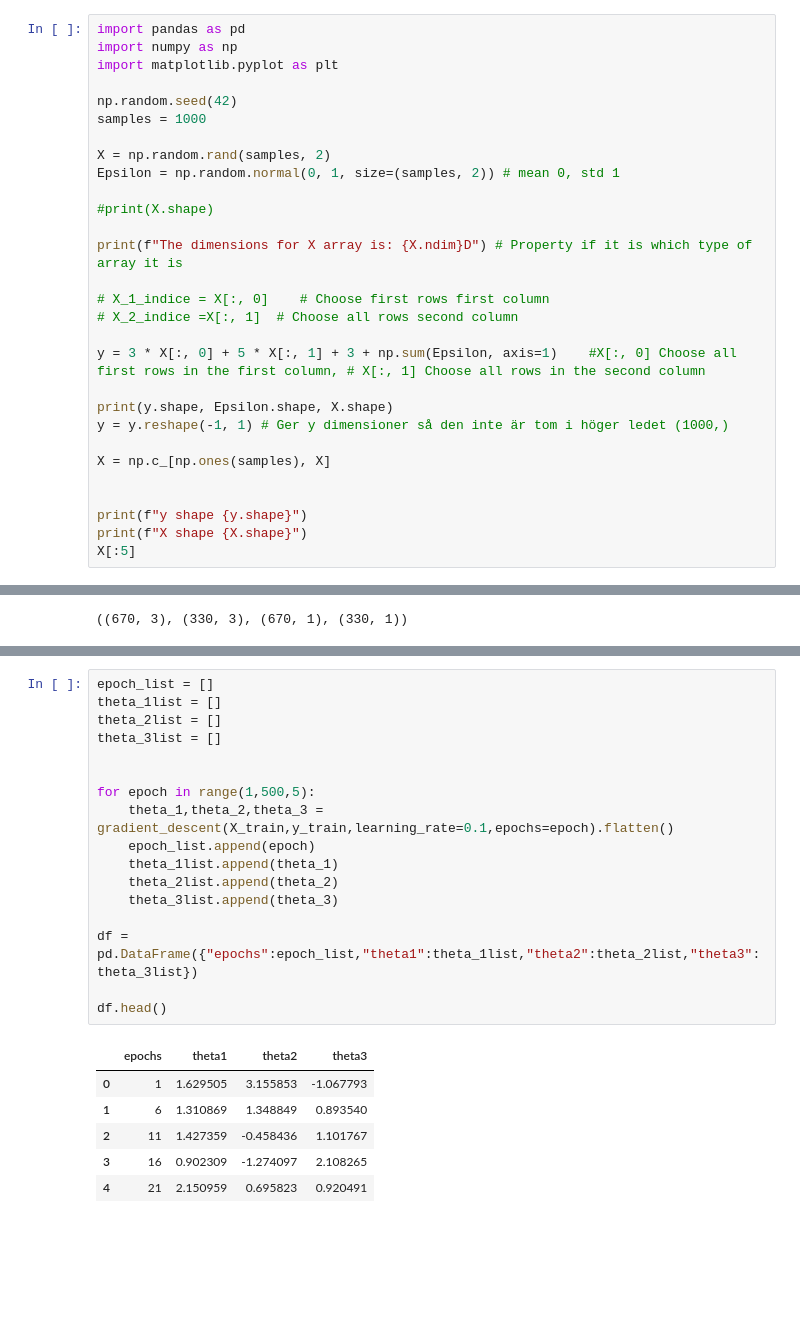
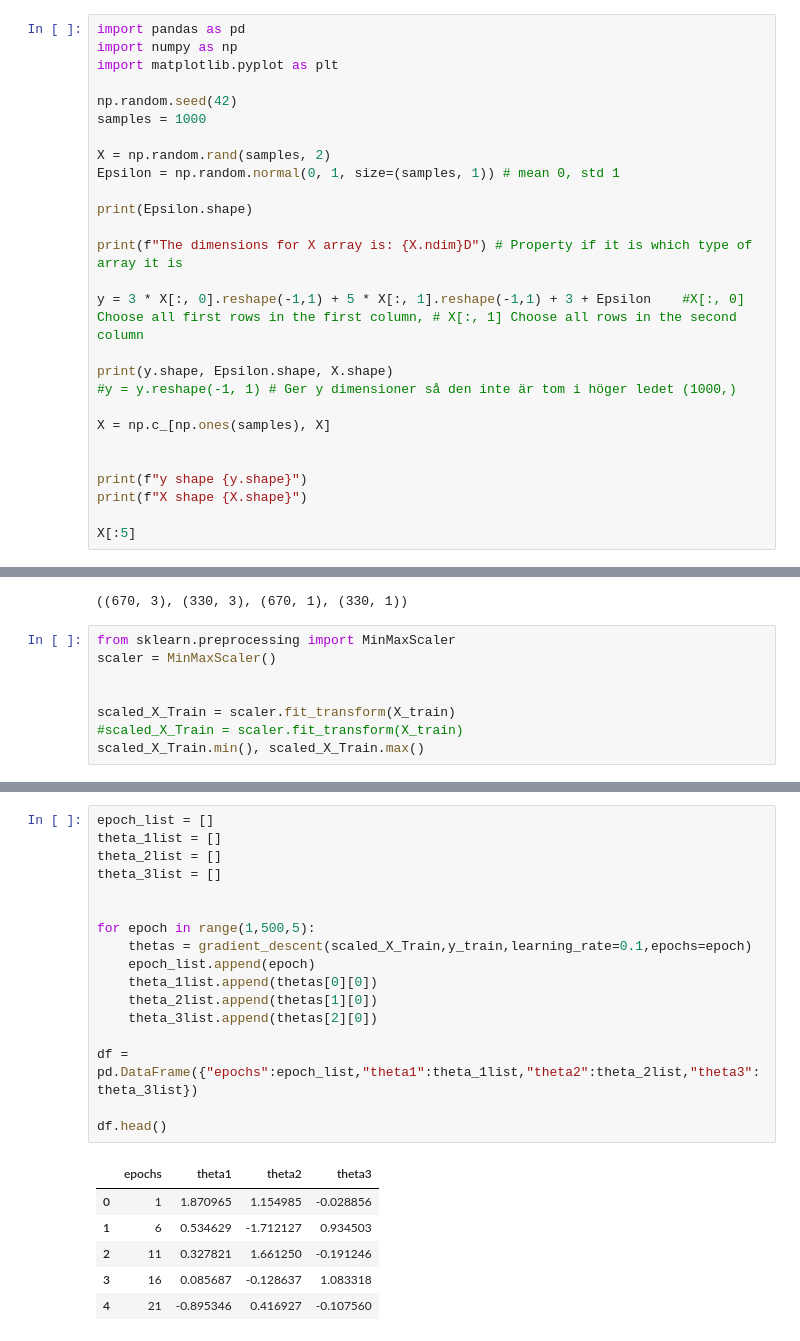
Before and after one commit to JoelOscarsson/Machine-Learning, a Jupyter notebook: Excercises/L1-Gradient-Descent.ipynb, the cells around one changed output, grey strips where cells are left out. Saved outputs shown, nothing was run; the diff lists cells and outputs as text; blank space fills up the shorter version.

```diff
--- a/Excercises/L1-Gradient-Descent.ipynb
+++ b/Excercises/L1-Gradient-Descent.ipynb
@@ -15,24 +15,22 @@ np.random.seed(42)
 samples = 1000
 
 X = np.random.rand(samples, 2)
-Epsilon = np.random.normal(0, 1, size=(samples, 2)) # mean 0, std 1
+Epsilon = np.random.normal(0, 1, size=(samples, 1)) # mean 0, std 1
 
-#print(X.shape)
+print(Epsilon.shape)
 
 print(f"The dimensions for X array is: {X.ndim}D") # Property if it is which type of array it is
 
-# X_1_indice = X[:, 0]    # Choose first rows first column
-# X_2_indice =X[:, 1]  # Choose all rows second column
-
-y = 3 * X[:, 0] + 5 * X[:, 1] + 3 + np.sum(Epsilon, axis=1)    #X[:, 0] Choose all first rows in the first column, # X[:, 1] Choose all rows in the second column
+y = 3 * X[:, 0].reshape(-1,1) + 5 * X[:, 1].reshape(-1,1) + 3 + Epsilon    #X[:, 0] Choose all first rows in the first column, # X[:, 1] Choose all rows in the second column
 
 print(y.shape, Epsilon.shape, X.shape)
-y = y.reshape(-1, 1) # Ger y dimensioner så den inte är tom i höger ledet (1000,)
+#y = y.reshape(-1, 1) # Ger y dimensioner så den inte är tom i höger ledet (1000,)
 
 X = np.c_[np.ones(samples), X]
 
 
 print(f"y shape {y.shape}")
 print(f"X shape {X.shape}")
+
 X[:5]
 # %% [output]
@@ -82,3 +81,11 @@ X_train, X_test, y_train, y_test = train_test_split(X, y, test_size=0.33, random
 X_train.shape, X_test.shape, y_train.shape, y_test.shape
 # %% [output]
 ((670, 3), (330, 3), (670, 1), (330, 1))
+# %%
+from sklearn.preprocessing import MinMaxScaler
+scaler = MinMaxScaler()
+
+
+scaled_X_Train = scaler.fit_transform(X_train)
+#scaled_X_Train = scaler.fit_transform(X_train)
+scaled_X_Train.min(), scaled_X_Train.max()
@@ -85,24 +94,24 @@ X_train.shape, X_test.shape, y_train.shape, y_test.shape
 # %%
 epoch_list = []
 theta_1list = []
 theta_2list = []
 theta_3list = []
 
 
 for epoch in range(1,500,5):
-    theta_1,theta_2,theta_3 = gradient_descent(X_train,y_train,learning_rate=0.1,epochs=epoch).flatten()
+    thetas = gradient_descent(scaled_X_Train,y_train,learning_rate=0.1,epochs=epoch)
     epoch_list.append(epoch)
-    theta_1list.append(theta_1)
-    theta_2list.append(theta_2)
-    theta_3list.append(theta_3)
+    theta_1list.append(thetas[0][0])
+    theta_2list.append(thetas[1][0])
+    theta_3list.append(thetas[2][0])
 
 df = pd.DataFrame({"epochs":epoch_list,"theta1":theta_1list,"theta2":theta_2list,"theta3":theta_3list})
 
 df.head()
 # %% [output]
 |  | epochs | theta1 | theta2 | theta3 |
-| 0 | 1 | 1.629505 | 3.155853 | -1.067793 |
-| 1 | 6 | 1.310869 | 1.348849 | 0.893540 |
-| 2 | 11 | 1.427359 | -0.458436 | 1.101767 |
-| 3 | 16 | 0.902309 | -1.274097 | 2.108265 |
-| 4 | 21 | 2.150959 | 0.695823 | 0.920491 |
+| 0 | 1 | 1.870965 | 1.154985 | -0.028856 |
+| 1 | 6 | 0.534629 | -1.712127 | 0.934503 |
+| 2 | 11 | 0.327821 | 1.661250 | -0.191246 |
+| 3 | 16 | 0.085687 | -0.128637 | 1.083318 |
+| 4 | 21 | -0.895346 | 0.416927 | -0.107560 |
```
Also changed, not shown: parts of 5 cells of this notebook, 1 other file.
